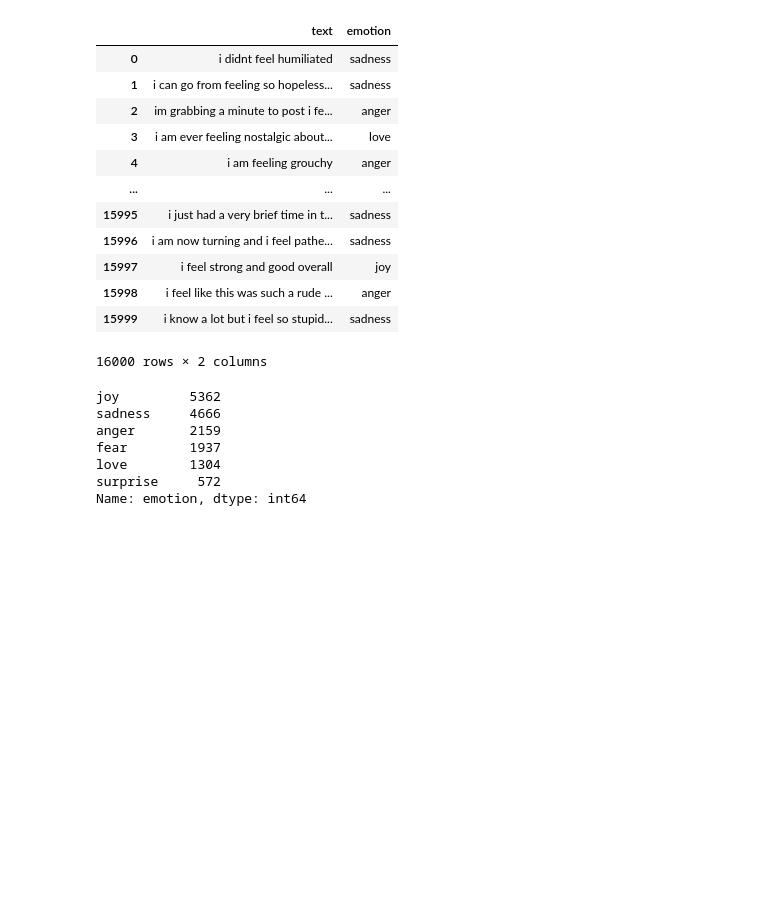
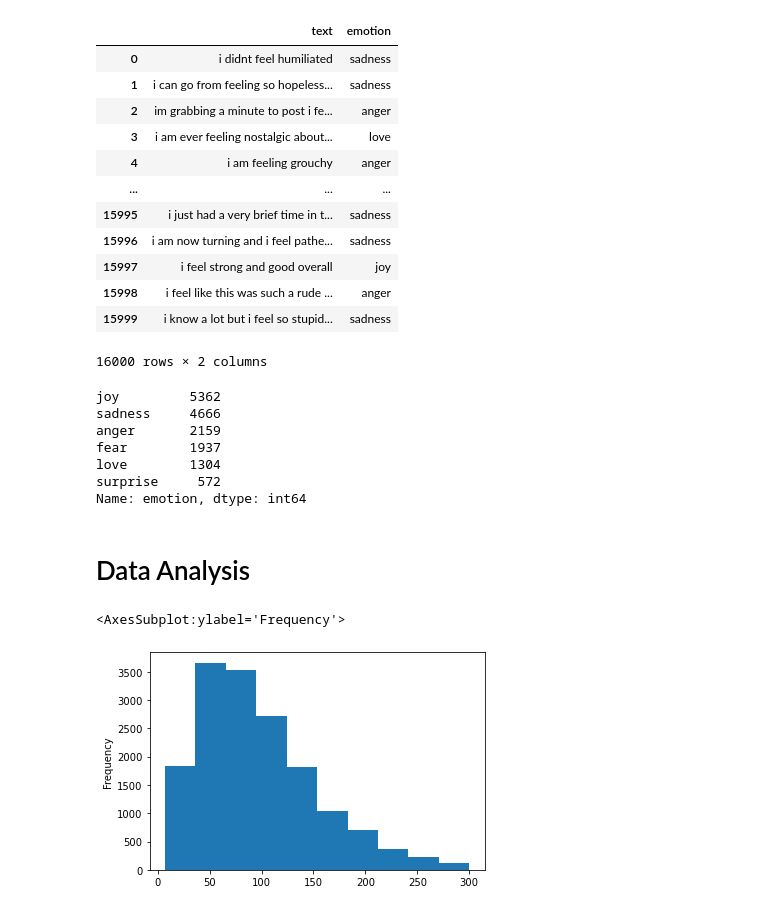
Before and after one commit to Picrik/hacktoberfest_IBMInteractiveStrasbourg, a Jupyter notebook: DEV_analysis.ipynb, the cells around one changed output. Saved outputs shown, nothing was run; the diff lists cells and outputs as text; code cells hidden in the pictures; blank space fills up the shorter version.

Commit message:
First Data Viz

```diff
--- a/DEV_analysis.ipynb
+++ b/DEV_analysis.ipynb
@@ -38,3 +38,13 @@ fear        1937
 love        1304
 surprise     572
 Name: emotion, dtype: int64
+# %% [markdown]
+# Data Analysis
+# %%
+df_train["size_c"] = df_train["text"].str.len()
+df_train["size_w"] = df_train["text"].str.split().str.len()
+# %%
+df_train["size_c"].plot(kind="hist")
+# %% [output]
+<AxesSubplot:ylabel='Frequency'>
+[figure, added]
```
Also changed, not shown: parts of 6 cells of this notebook.
